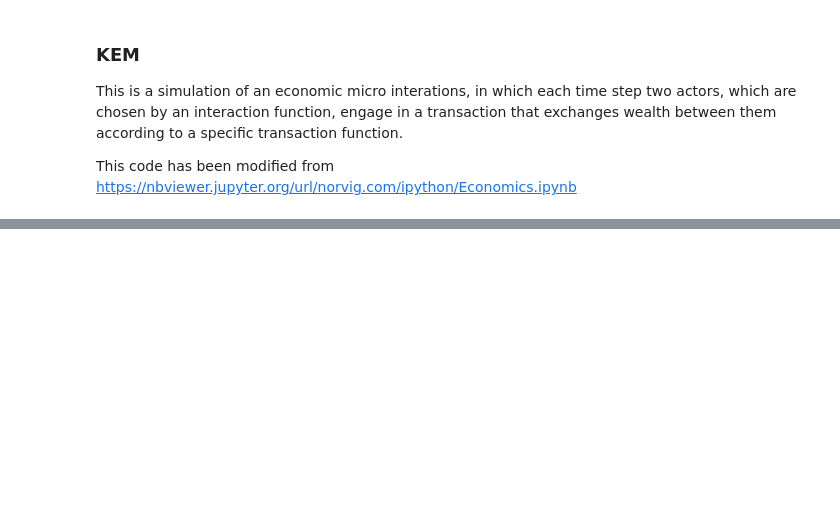
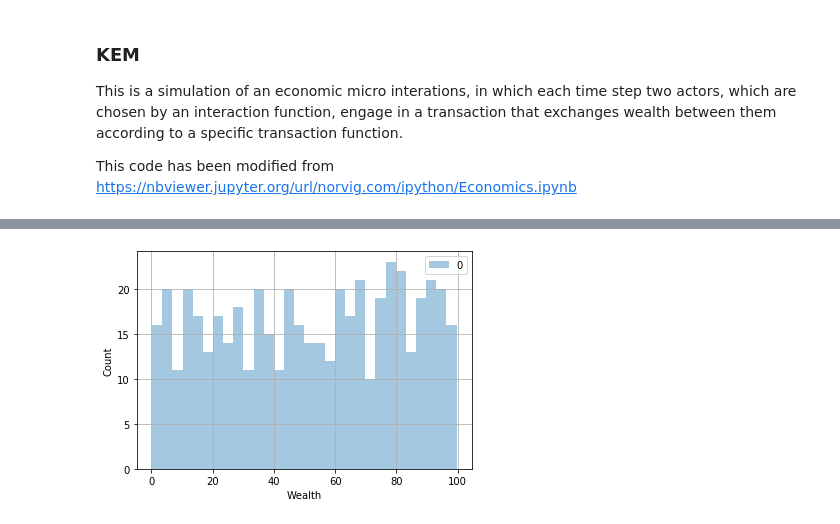
Before and after one commit to ElisaHeinrich/Urban-Inequality-Model, a Jupyter notebook: KEM.ipynb, the cells around one changed output, grey strips where cells are left out. Saved outputs shown, nothing was run; the diff lists cells and outputs as text; code cells hidden in the pictures; blank space fills up the shorter version.

Commit message:
fixed bug, added animation

```diff
--- a/KEM.ipynb
+++ b/KEM.ipynb
@@ -219,0 +302,7 @@ def percent(pct, items):
+# %%
+
+animation = animate_distributions(results,continuous=True,times=[0,200],n_frames=100)
+from IPython.display import HTML
+HTML(animation.to_jshtml())
+#ani.save('test.gif', writer='imagemagick')
+# %% [output]
@@ -219,0 +310 @@ def percent(pct, items):
+[figure, added]
```
Also changed, not shown: parts of 14 cells of this notebook.
